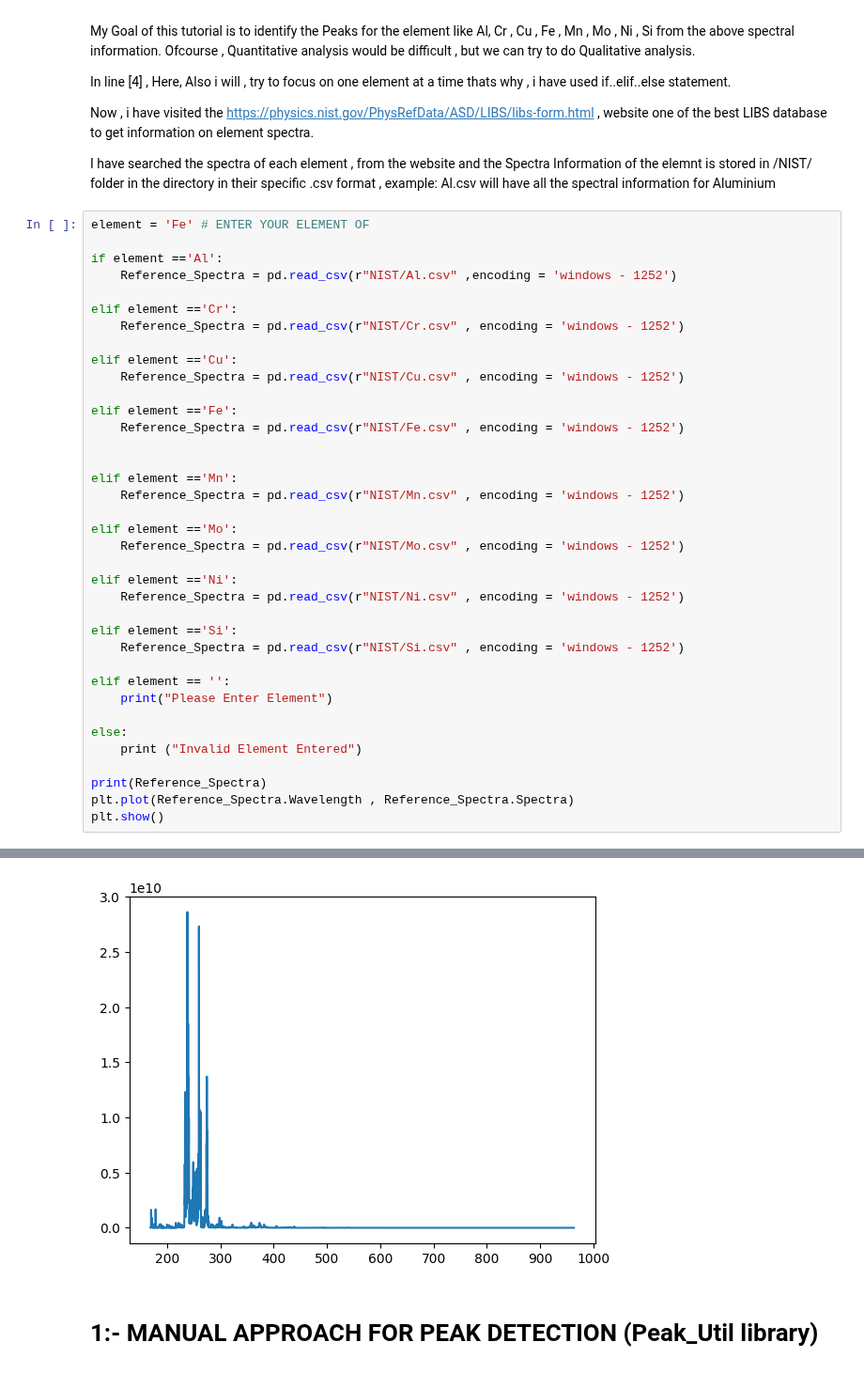
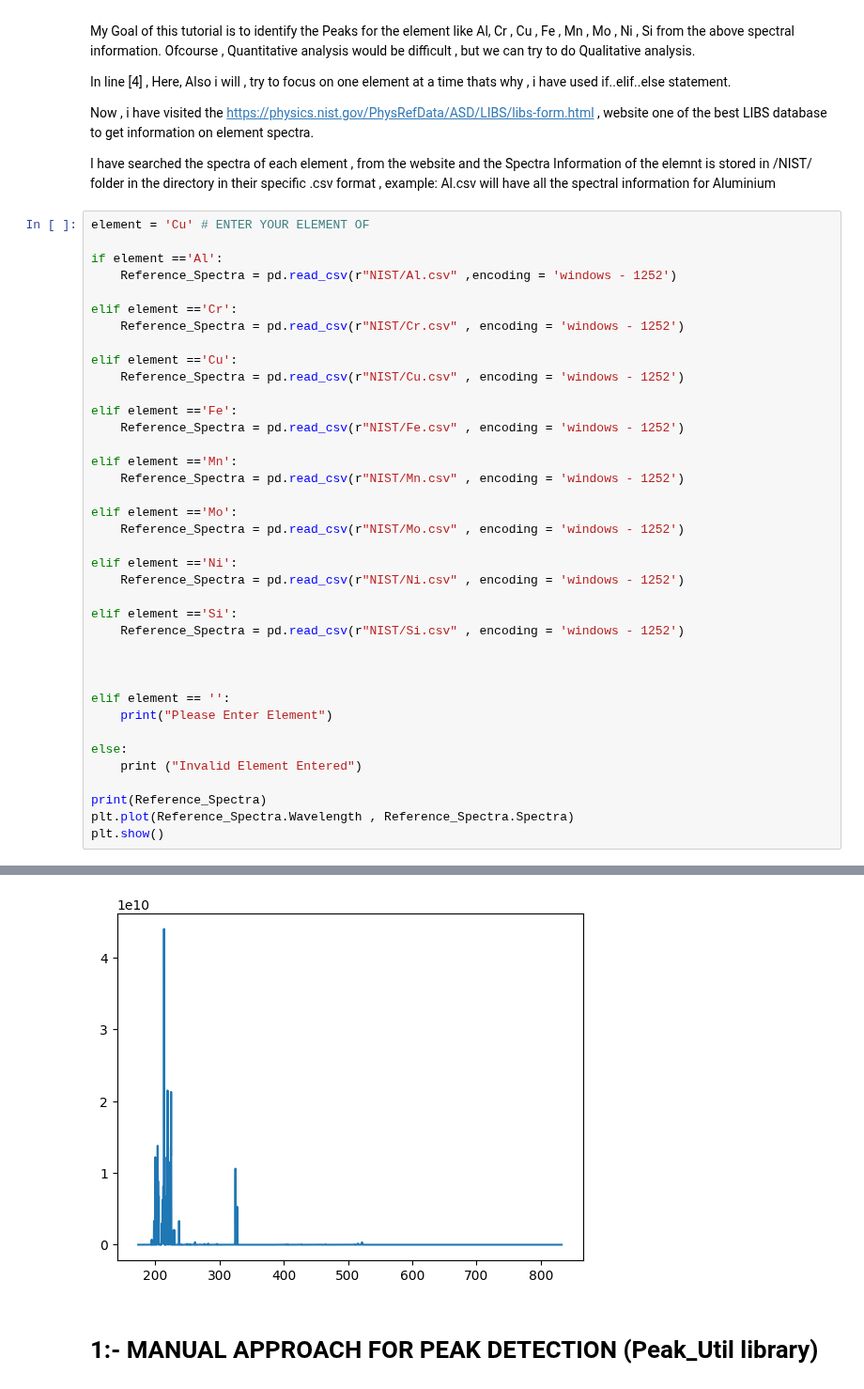
Before and after one commit to rahulrpatil3005/Handheld_LIBS, a Jupyter notebook: LIBS/LIBS_Python.ipynb, the cells around one changed output, grey strips where cells are left out. Shown at 94% size. Saved outputs shown, nothing was run; the diff lists cells and outputs as text.

```diff
--- a/LIBS/LIBS_Python.ipynb
+++ b/LIBS/LIBS_Python.ipynb
@@ -190,7 +190,7 @@ Now , i have visited the https://physics.nist.gov/PhysRefData/ASD/LIBS/libs-form
 
 I have searched the spectra of each element , from the website and the Spectra Information of the elemnt is stored in /NIST/ folder in the directory in their specific .csv format , example: Al.csv will have all the spectral information for Aluminium
 # %%
-element = 'Fe' # ENTER YOUR ELEMENT OF
+element = 'Cu' # ENTER YOUR ELEMENT OF
 
 if element =='Al':
     Reference_Spectra = pd.read_csv(r"NIST/Al.csv" ,encoding = 'windows - 1252')
@@ -204,7 +204,6 @@ elif element =='Cu':
 elif element =='Fe':
     Reference_Spectra = pd.read_csv(r"NIST/Fe.csv" , encoding = 'windows - 1252')
 
-
 elif element =='Mn':
     Reference_Spectra = pd.read_csv(r"NIST/Mn.csv" , encoding = 'windows - 1252')
 
@@ -217,6 +216,8 @@ elif element =='Ni':
 elif element =='Si':
     Reference_Spectra = pd.read_csv(r"NIST/Si.csv" , encoding = 'windows - 1252')
 
+
+
 elif element == '':
     print("Please Enter Element")
 
@@ -244,4 +245,4 @@ plt.show()
-[figure, old version]
+[figure, new version]
 # %% [markdown]
 # 1:- MANUAL APPROACH FOR PEAK DETECTION (Peak_Util library)
 # %% [markdown]
```
Also changed, not shown: parts of 18 cells of this notebook, 4 other files.
